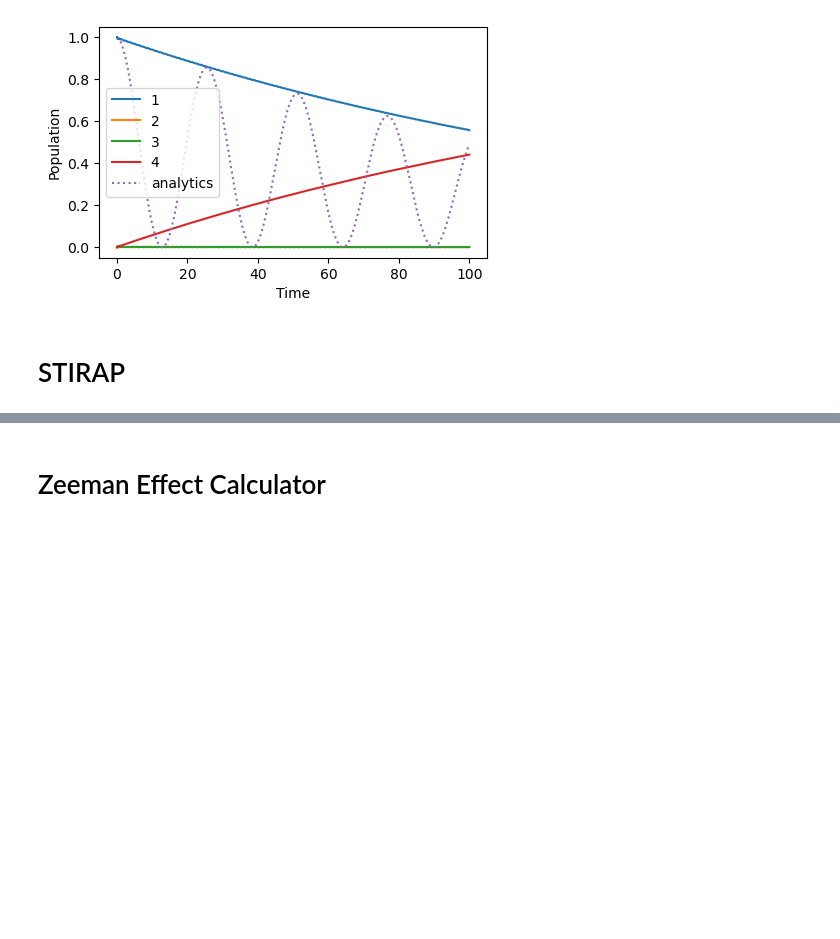
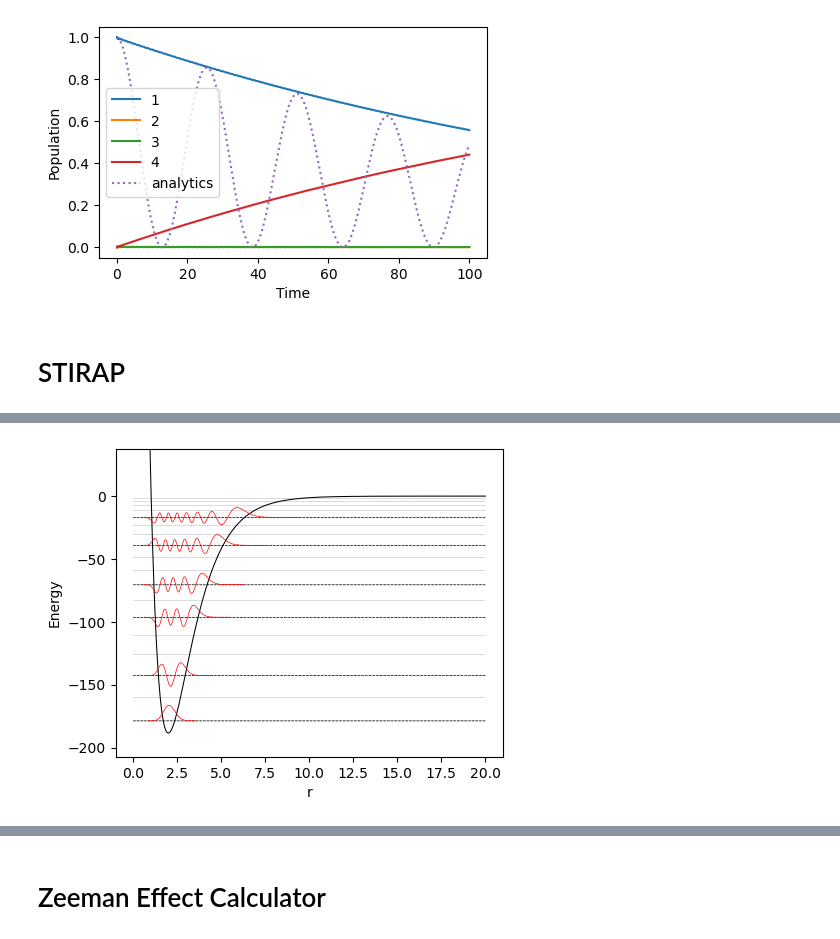
Before and after one commit to huanium/huanium, a Jupyter notebook: MIT_PhD/AMO_Calculator/AMO_Calculator.ipynb, the cells around one changed output, grey strips where cells are left out. Drawn from its saved outputs; the diff is of its cells as text; code cells hidden in the pictures; blank space fills up the shorter version.

```diff
--- a/MIT_PhD/AMO_Calculator/AMO_Calculator.ipynb
+++ b/MIT_PhD/AMO_Calculator/AMO_Calculator.ipynb
@@ -291,18 +284,0 @@ def SE_radial_solver(r, Vr, num_states):
-# %%
-# harmonic potential
-r = np.linspace(0,10,1000)
-omega = 1
-Vr = 1/2 * omega**2 * (r-5)**2
-num_states = 10
-
-# solve
-energies, states = SE_radial_solver(r,Vr,num_states=num_states)
-
-# plot states and spectrum
-spec = omega*(np.linspace(0,num_states-1,num_states) + 1/2)
-fig, ax = plt.subplots(figsize=(3,5))
-ax.plot(r, Vr, 'k', linewidth=1)
-for i in range(0,num_states):
-    ax.plot(r , abs(states[:,i])**2 + energies[i].real, 'r', linewidth=0.5)
-    ax.plot(r, spec[i]*np.ones(r.size), 'blue',linewidth=0.25)
-plt.show()
@@ -446,0 +440,50 @@ plt.show()
+# %%
+# Morse potential
+rmin = 1e-10
+rmax = 20
+rpoints = 10000000
+r = np.linspace(rmin,rmax,rpoints)
+De = 188.4355 # following example from Cooley's 1961 paper
+re = 1.9975
+beta = 0.711248
+Vr = Vr_Morse(r, De, re, beta)
+
+# setup solver
+n = np.array([0,2,5,7,10,13])
+num_states = max(n)+5
+# this spectrum only works for l = 0
+spec = beta*np.sqrt(4*De)*(np.linspace(0,num_states-1,num_states)+1/2) - beta**2 *(np.linspace(0,num_states-1,num_states)+1/2)**2 - De
+print('Spectrum:')
+print(spec)
+
+# use Scipy to estimate spectrum and get E_guess
+guess_spectrum = SE_radial_solver(r=r[::int(rpoints/1000)],Vr=Vr[::int(rpoints/1000)], l=0, num_states=num_states)
+E_guess = guess_spectrum.real[n]
+print('E guess:')
+print(E_guess)
+
+# plot potential, E_guess, spectrum, and final wfn
+fig, ax = plt.subplots(figsize=(5,4))
+ax.plot(r[::100], Vr[::100],'k',linewidth=0.75)
+for i in range(num_states):
+    ax.plot(r[::5], np.ones(r[::5].size)*spec[i],'k',linewidth=0.1)
+for state_idx in range(0,n.size):
+    # plot E_guesses:
+    ax.plot(r[::100], E_guess[state_idx]*np.ones(r[::100].size), 'k', linewidth=0.5,linestyle='--')
+    # solve and optimize
+    r_left_idx, r_right_idx = turning_points(r, Vr, E_guess[state_idx])
+    r_left_idx = int(r_left_idx/2)
+    r_right_idx = int(r_right_idx * 1.5)
+    r_center_idx = int((r_left_idx + r_right_idx)/2) - r_left_idx
+    u_final, E_final = numerov_optimize(r[r_left_idx:r_right_idx],
+                                        Vr[r_left_idx:r_right_idx],
+                                        E_guess[state_idx], r_center_idx, l=0, E_tolerance=1e-6, max_iter = 100, method='slope', verbose=False)
+    print(E_final)
+    # plot results
+    scale = De/20
+    ax.plot(r[r_left_idx:r_right_idx:2],scale*u_final[::2]+E_final, 'red',linewidth=0.5)
+plt.ylim([-1.1*De, 0.2*De])
+plt.xlabel('r')
+plt.ylabel('Energy')
+plt.show()
+# %% [output]
@@ -446,0 +504 @@ plt.show()
+[figure, added]
```
Also changed, not shown: parts of 19 cells of this notebook, 8 other files.
